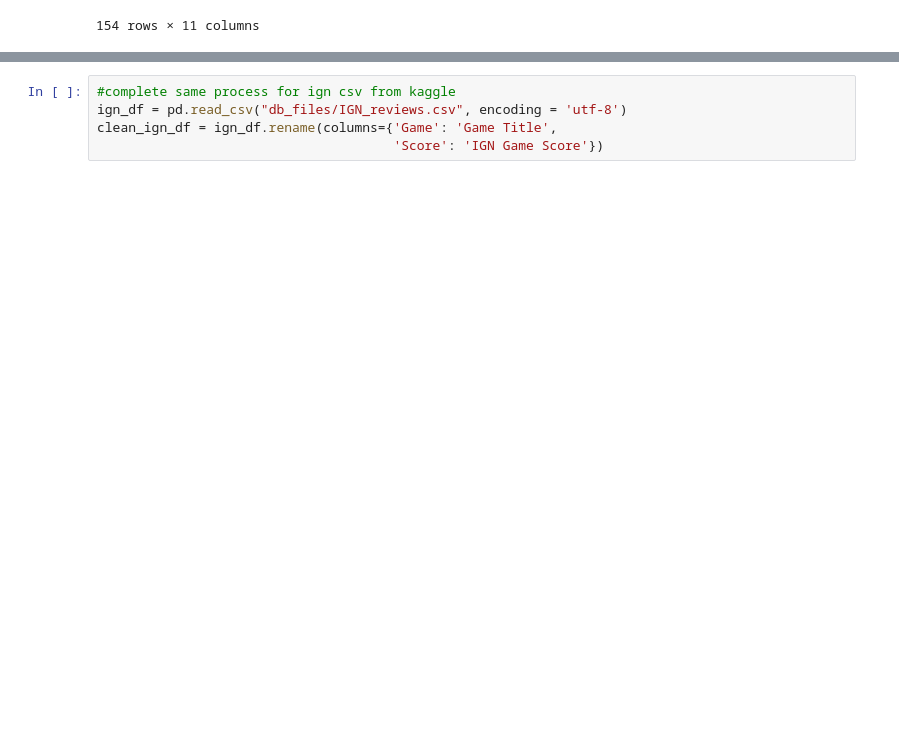
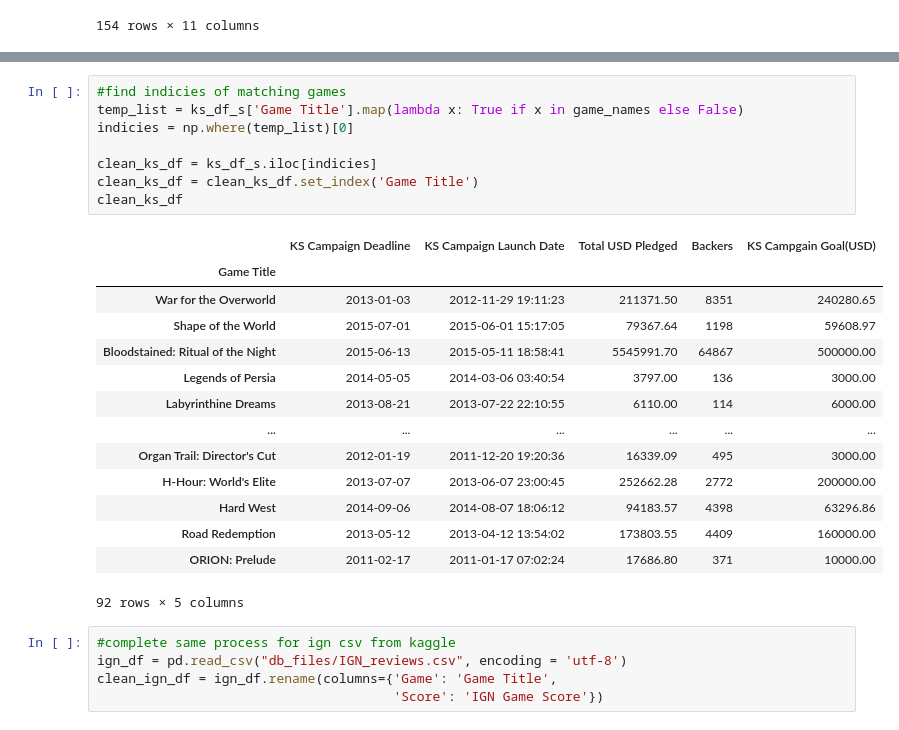
Before and after one commit to Witwer93/ETL-Project, a Jupyter notebook: etl_project_file.ipynb, the cells around one changed output, grey strips where cells are left out. Saved outputs shown, nothing was run; the diff lists cells and outputs as text; blank space fills up the shorter version.

```diff
--- a/etl_project_file.ipynb
+++ b/etl_project_file.ipynb
@@ -203,3 +232,26 @@ ks_games_df.head()
+# %%
+#find indicies of matching games
+temp_list = ks_df_s['Game Title'].map(lambda x: True if x in game_names else False)
+indicies = np.where(temp_list)[0]
+
+clean_ks_df = ks_df_s.iloc[indicies]
+clean_ks_df = clean_ks_df.set_index('Game Title')
+clean_ks_df
+# %% [output]
+|  | KS Campaign Deadline | KS Campaign Launch Date | Total USD Pledged | Backers | KS Campgain Goal(USD) |
+| Game Title |  |  |  |  |  |
+| War for the Overworld | 2013-01-03 | 2012-11-29 19:11:23 | 211371.50 | 8351 | 240280.65 |
+| Shape of the World | 2015-07-01 | 2015-06-01 15:17:05 | 79367.64 | 1198 | 59608.97 |
+| Bloodstained: Ritual of the Night | 2015-06-13 | 2015-05-11 18:58:41 | 5545991.70 | 64867 | 500000.00 |
+| Legends of Persia | 2014-05-05 | 2014-03-06 03:40:54 | 3797.00 | 136 | 3000.00 |
+| Labyrinthine Dreams | 2013-08-21 | 2013-07-22 22:10:55 | 6110.00 | 114 | 6000.00 |
+| ... | ... | ... | ... | ... | ... |
+| Organ Trail: Director's Cut | 2012-01-19 | 2011-12-20 19:20:36 | 16339.09 | 495 | 3000.00 |
+| H-Hour: World's Elite | 2013-07-07 | 2013-06-07 23:00:45 | 252662.28 | 2772 | 200000.00 |
+| Hard West | 2014-09-06 | 2014-08-07 18:06:12 | 94183.57 | 4398 | 63296.86 |
+| Road Redemption | 2013-05-12 | 2013-04-12 13:54:02 | 173803.55 | 4409 | 160000.00 |
+| ORION: Prelude | 2011-02-17 | 2011-01-17 07:02:24 | 17686.80 | 371 | 10000.00 |
+92 rows × 5 columns
 # %%
 #complete same process for ign csv from kaggle
 ign_df = pd.read_csv("db_files/IGN_reviews.csv", encoding = 'utf-8')
```
Also changed, not shown: parts of 5 cells of this notebook.
